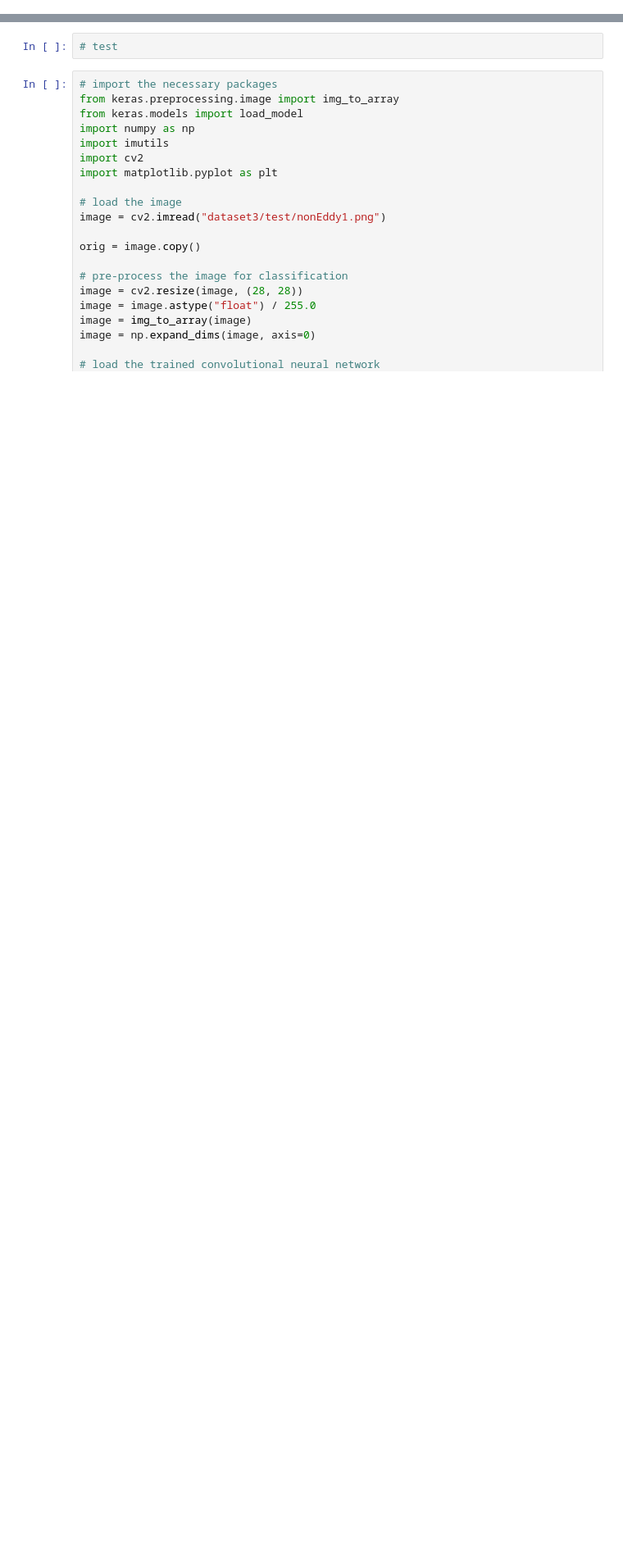
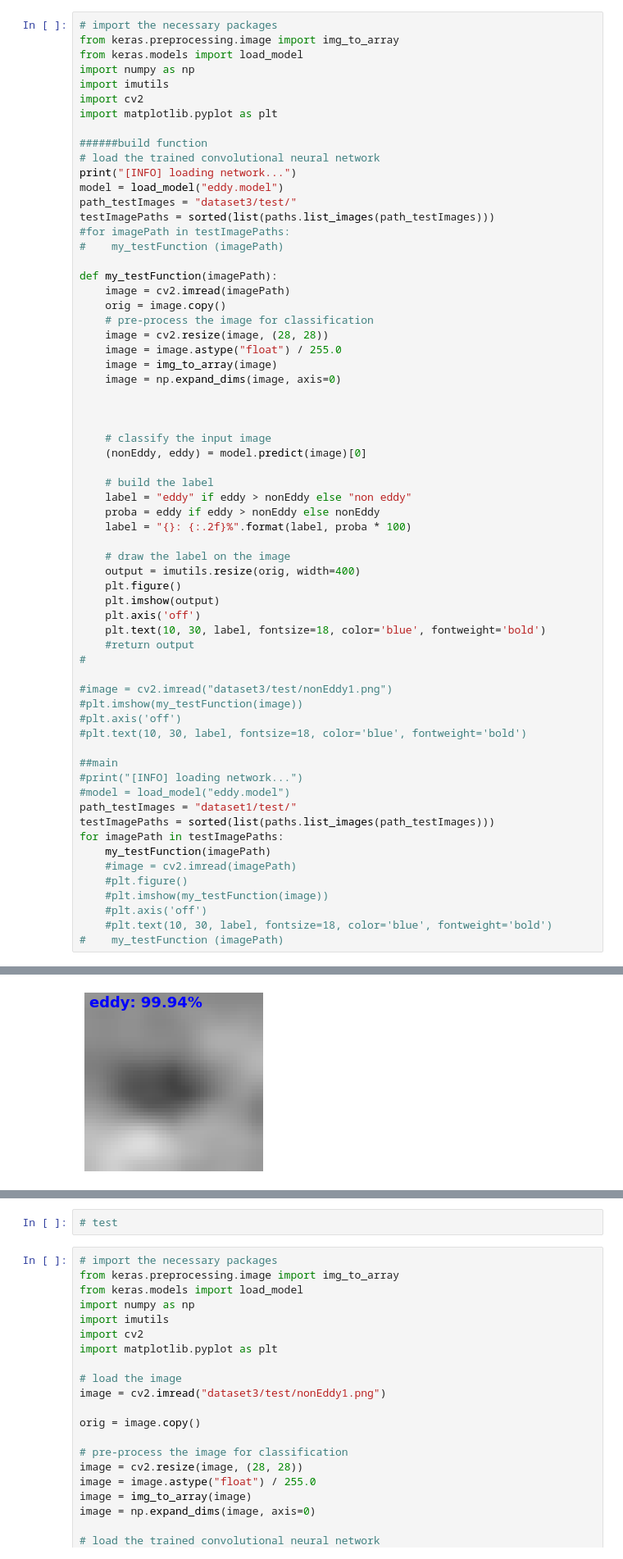
Before and after one commit to zhliUU/NerualNetwork, a Jupyter notebook: Day3.ipynb, the cells around one changed output, grey strips where cells are left out. Shown at 82% size. Saved outputs shown, nothing was run; the diff lists cells and outputs as text; blank space fills up the shorter version.

Commit message:
Update results/log for all 3 dataset

```diff
--- a/Day3.ipynb
+++ b/Day3.ipynb
@@ -0,0 +150,65 @@
+# %%
+# import the necessary packages
+from keras.preprocessing.image import img_to_array
+from keras.models import load_model
+import numpy as np
+import imutils
+import cv2
+import matplotlib.pyplot as plt
+
+######build function
+# load the trained convolutional neural network
+print("[INFO] loading network...")
+model = load_model("eddy.model")
+path_testImages = "dataset3/test/"
+testImagePaths = sorted(list(paths.list_images(path_testImages)))
+#for imagePath in testImagePaths:
+#    my_testFunction (imagePath)
+
+def my_testFunction(imagePath):
+    image = cv2.imread(imagePath)
+    orig = image.copy()
+    # pre-process the image for classification
+    image = cv2.resize(image, (28, 28))
+    image = image.astype("float") / 255.0
+    image = img_to_array(image)
+    image = np.expand_dims(image, axis=0)
+
+
+
+    # classify the input image
+    (nonEddy, eddy) = model.predict(image)[0]
+
+    # build the label
+    label = "eddy" if eddy > nonEddy else "non eddy"
+    proba = eddy if eddy > nonEddy else nonEddy
+    label = "{}: {:.2f}%".format(label, proba * 100)
+
+    # draw the label on the image
+    output = imutils.resize(orig, width=400)
+    plt.figure()
+    plt.imshow(output)
+    plt.axis('off')
+    plt.text(10, 30, label, fontsize=18, color='blue', fontweight='bold')
+    #return output
+#
+
+#image = cv2.imread("dataset3/test/nonEddy1.png")
+#plt.imshow(my_testFunction(image))
+#plt.axis('off')
+#plt.text(10, 30, label, fontsize=18, color='blue', fontweight='bold')
+
+##main
+#print("[INFO] loading network...")
+#model = load_model("eddy.model")
+path_testImages = "dataset1/test/"
+testImagePaths = sorted(list(paths.list_images(path_testImages)))
+for imagePath in testImagePaths:
+    my_testFunction(imagePath)
+    #image = cv2.imread(imagePath)
+    #plt.figure()
+    #plt.imshow(my_testFunction(image))
+    #plt.axis('off')
+    #plt.text(10, 30, label, fontsize=18, color='blue', fontweight='bold')
+#    my_testFunction (imagePath)
+# %% [output]
@@ -0,0 +216 @@
+[figure, added]
```
Also changed, not shown: parts of 10 cells of this notebook.
